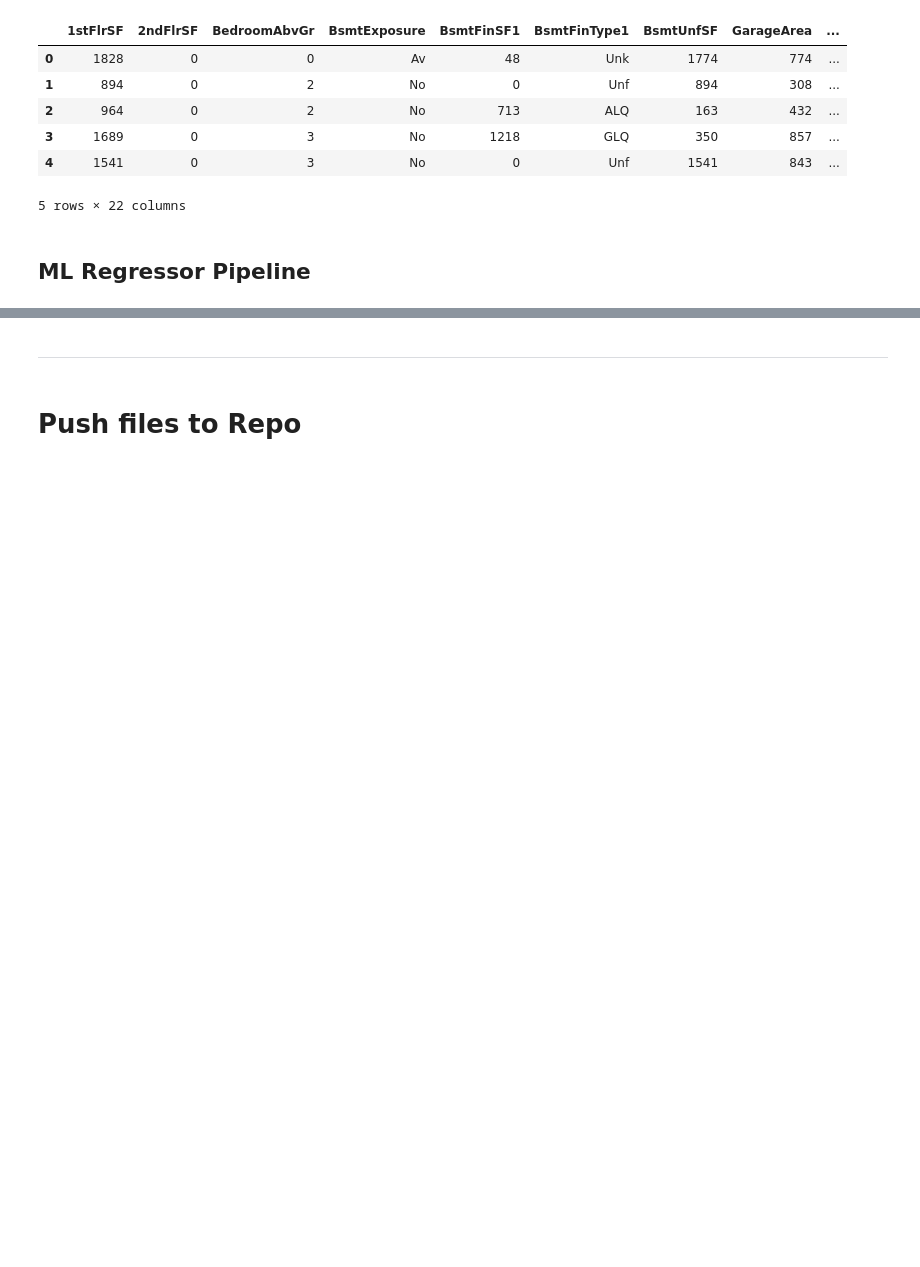
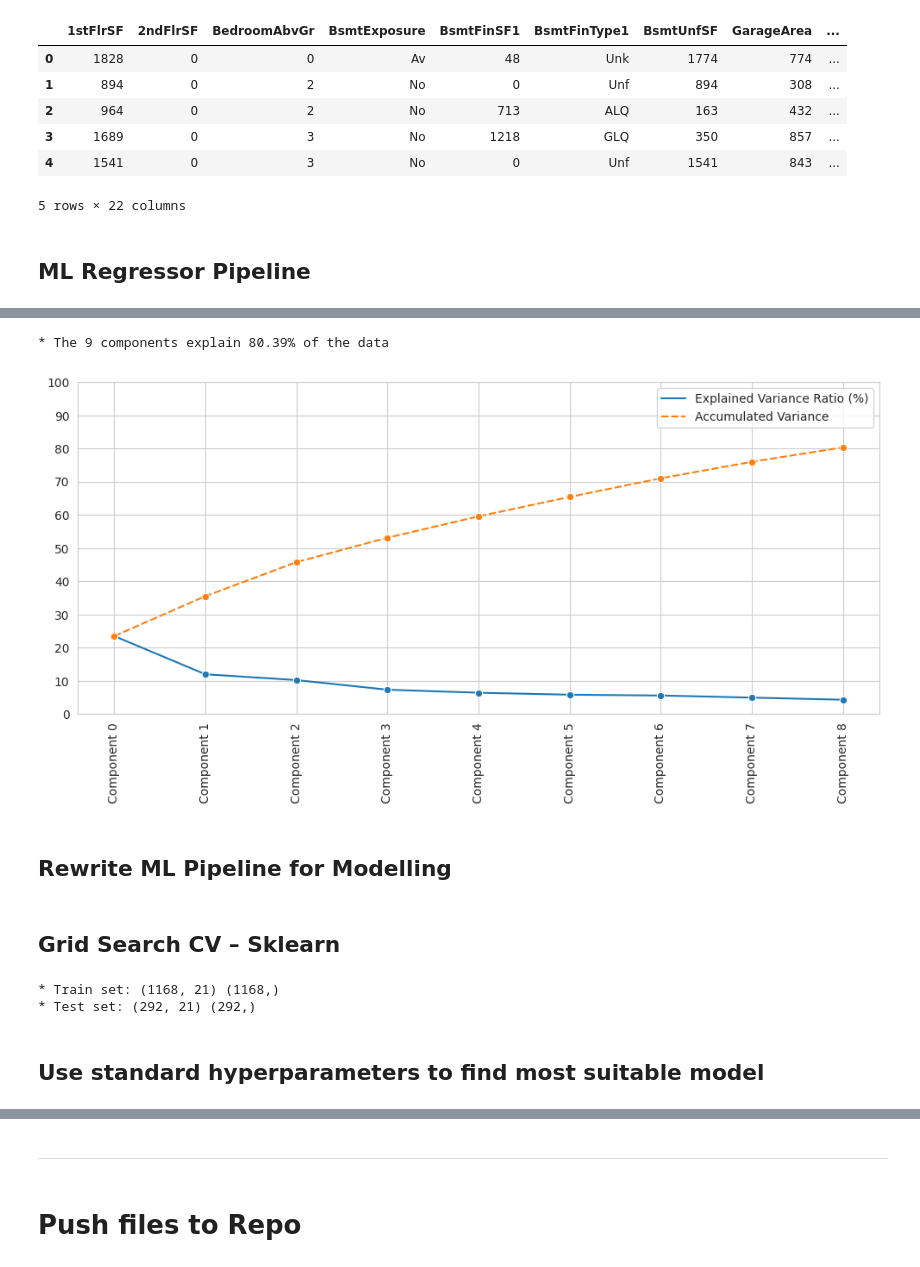
Before and after one commit to totes7/project-portfolio-5, a Jupyter notebook: jupyter_notebooks/05 - PredictSalePrice.ipynb, the cells around one changed output, grey strips where cells are left out. Saved outputs shown, nothing was run; the diff lists cells and outputs as text; code cells hidden in the pictures; blank space fills up the shorter version.

```diff
--- a/jupyter_notebooks/05 - PredictSalePrice.ipynb
+++ b/jupyter_notebooks/05 - PredictSalePrice.ipynb
@@ -135,0 +483,8 @@ def PipelineOptimization(model):
+# %%
+n_components = 9
+pca_components_analysis(df_pca=df_pca,n_components=n_components)
+# %% [output]
+* The 9 components explain 80.39% of the data
+[figure, added]
+# %% [markdown]
+## Rewrite ML Pipeline for Modelling
@@ -135,0 +528,9 @@ def PipelineOptimization(model):
+# %% [markdown]
+## Grid Search CV – Sklearn
+# %%
+print("* Train set:", X_train.shape, y_train.shape, "\n* Test set:",  X_test.shape, y_test.shape)
+# %% [output]
+* Train set: (1168, 21) (1168,)
+* Test set: (292, 21) (292,)
+# %% [markdown]
+## Use standard hyperparameters to find most suitable model
```
Also changed, not shown: parts of 93 cells of this notebook, 6 other files.
